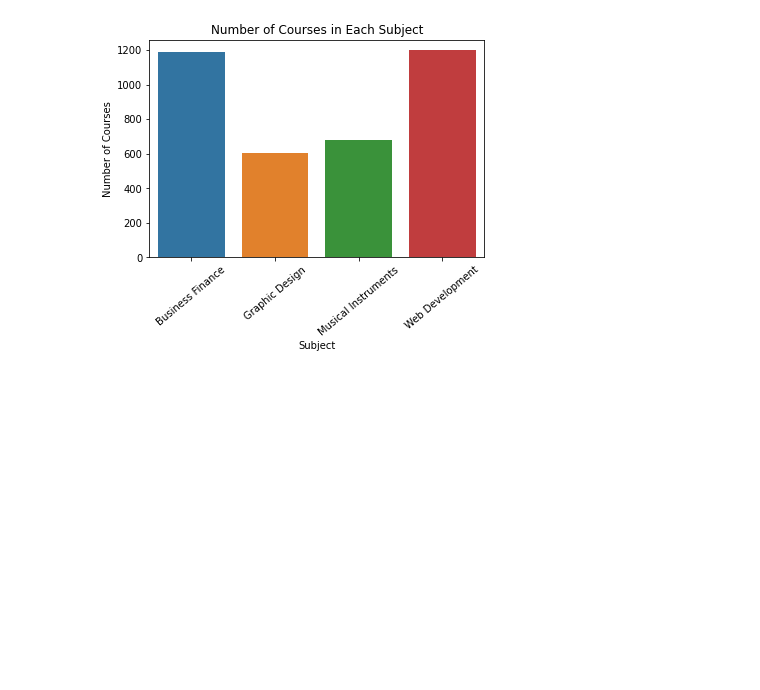
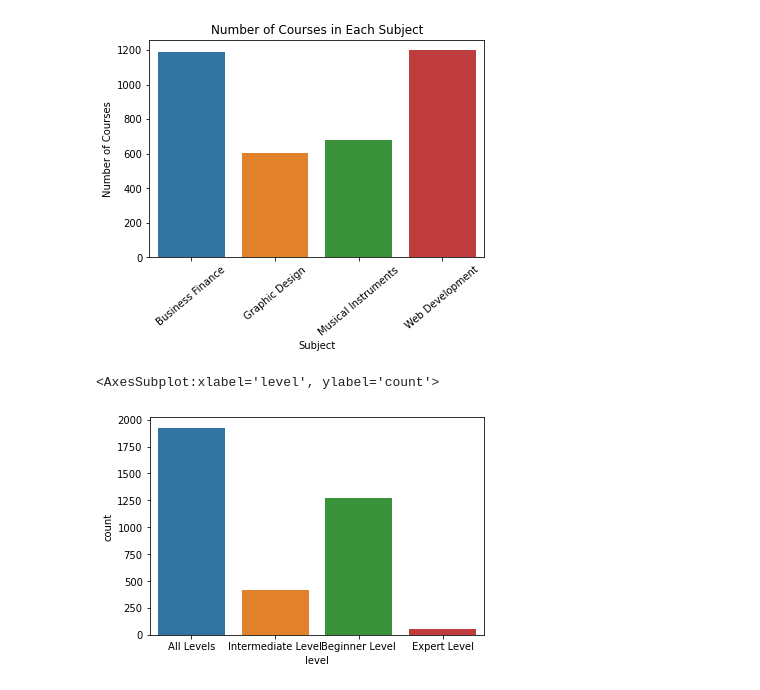
Before and after one commit to Dharmil4602/data-science-projects, a Jupyter notebook: Udemy-Courses/udemy_courses.ipynb, the cells around one changed output. Cells and saved outputs as stored; diff of their text form; code cells hidden in the pictures; blank space fills up the shorter version.

Commit message:
Displayed the plot with matplotlib and seaborn

```diff
--- a/Udemy-Courses/udemy_courses.ipynb
+++ b/Udemy-Courses/udemy_courses.ipynb
@@ -126,3 +126,9 @@ plt.xticks(rotation = 40)
 plt.show()
 # %% [output]
 [figure]
+# %%
+# Plotting levels of courses
+sns.countplot(data['level'])
+# %% [output]
+<AxesSubplot:xlabel='level', ylabel='count'>
+[figure, added]
```
Also changed, not shown: parts of 1 cell of this notebook.
